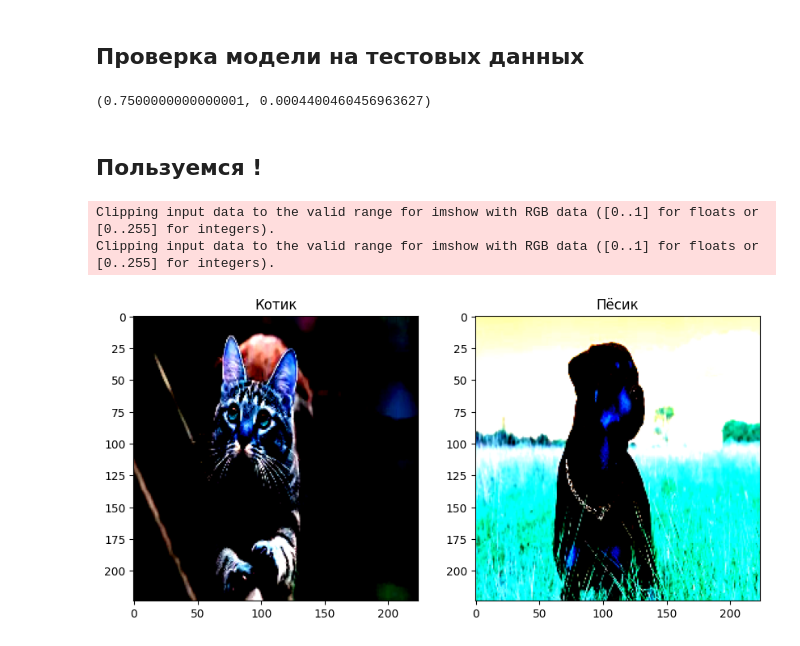
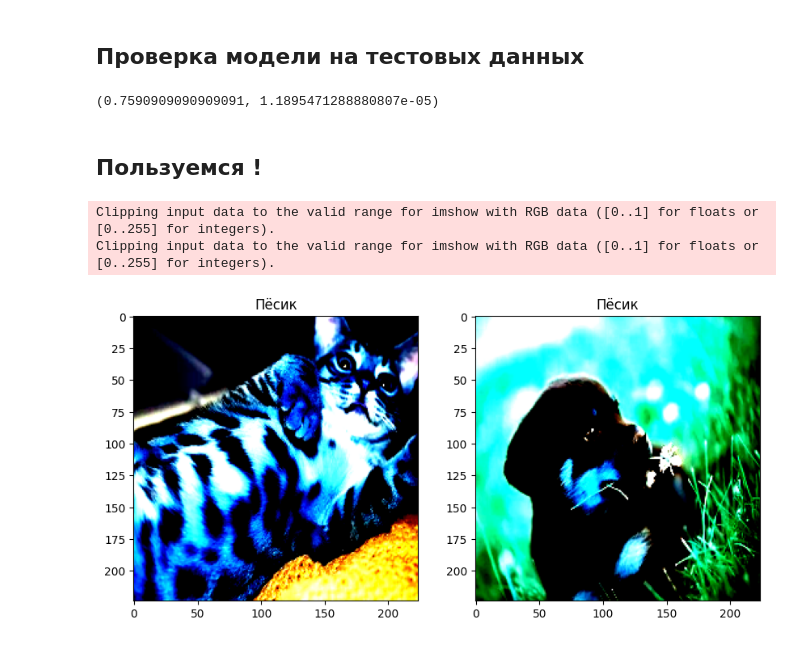
Before and after one commit to Matosik/neural_network, a Jupyter notebook: mian3.ipynb, the cells around one changed output. Saved outputs shown, nothing was run; the diff lists cells and outputs as text; code cells hidden in the pictures.

```diff
--- a/mian3.ipynb
+++ b/mian3.ipynb
@@ -243,3 +238,16 @@ f"test_accuracy={ test_accuracy} test_loss={test_loss}"
 # %% [markdown]
 ## Loop 2
+# %%
+custom_transforms = torchvision.transforms.Compose([torchvision.transforms.ToTensor(),
+                                                    torchvision.transforms.Resize(
+                                                        (224, 224)),
+                                                    torchvision.transforms.Normalize((0.485, 0.456, 0.406), (0.229, 0.224, 0.225))])
+
+train_dataset = CustomImageDataset( 'annotation_train.csv', custom_transforms)
+test_dataset = CustomImageDataset('annotation_test.csv', custom_transforms)
+val_dataset = CustomImageDataset('annotation_val.csv', custom_transforms)
+train_dataloader = DataLoader(train_dataset, batch_size=4, shuffle=True)
+test_dataloader = DataLoader(test_dataset, batch_size=4, shuffle=False)
+val_dataloader = DataLoader(val_dataset, batch_size=4, shuffle=False)
+optimizer = optim.Adam(params=model.parameters(), lr=0.005)
 # %%
@@ -470,7 +474,7 @@ torch.save(model.state_dict(), os.path.join("dataset", "weight.pt"))
 ## Загрузка модели
 # %%
 model = CNN()
-model.load_state_dict(torch.load(os.path.join("dataset", "weight.pt")))
+model.load_state_dict(torch.load(os.path.join("dataset", "weight2.pt")))
 # %% [output]
 <All keys matched successfully>
 # %% [markdown]
@@ -487,26 +491,26 @@ for data, label in test_dataloader:
 
     output = model(data)
 
-    acc = np.array(([1 if (1 if output[j][0].detach() >= 0.5 else 0) == int(label[j]) else 0 for j in range(4)])).mean()
-    test_accuracy += acc / len(test_dataloader)
-    test_loss += float(loss.detach()) / len(test_dataloader)
+    acc = np.array(([1 if (1 if output[j][0].detach() >= 0.5 else 0) == int(label[j]) else 0 for j in range(4)])).sum()
+    test_accuracy += acc / len(test_dataset)
+    test_loss += float(loss.detach()) / len(test_dataset)
 
 
 test_accuracy, test_loss
 # %% [output]
-(0.7500000000000001, 0.0004400460456963627)
+(0.7590909090909091, 1.1895471288880807e-05)
 # %% [markdown]
 ## Пользуемся !
 # %%
 import random
 plt.figure(figsize=(10, 5))
 
 for j in range(2):
-  index = random.randint(0, 200)
+  index = random.randint(0, 210)
   plt.subplot(1, 2, j + 1)
   plt.title("Пёсик" if (1 if  model(test_dataset[index][0].unsqueeze(dim=0))[0] >= 0.5 else 0) == 0 else "Котик")
   plt.imshow(test_dataset[index][0].permute(1, 2, 0).numpy()[:, :, ::-1])
 # %% [output]
 Clipping input data to the valid range for imshow with RGB data ([0..1] for floats or [0..255] for integers).
 Clipping input data to the valid range for imshow with RGB data ([0..1] for floats or [0..255] for integers).
-[figure, old version]
+[figure, new version]
```
Also changed, not shown: parts of 12 cells of this notebook.
